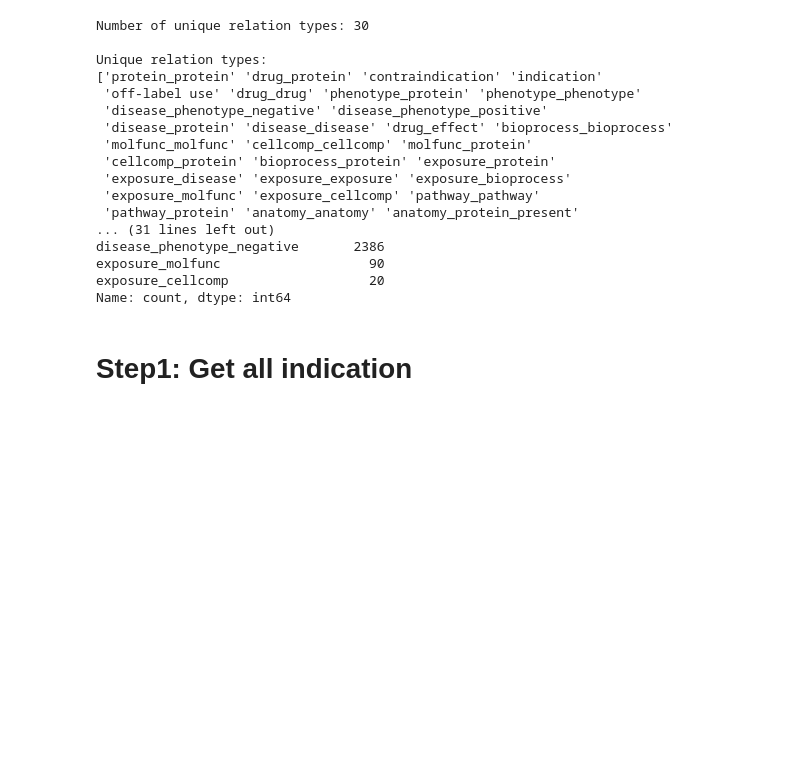
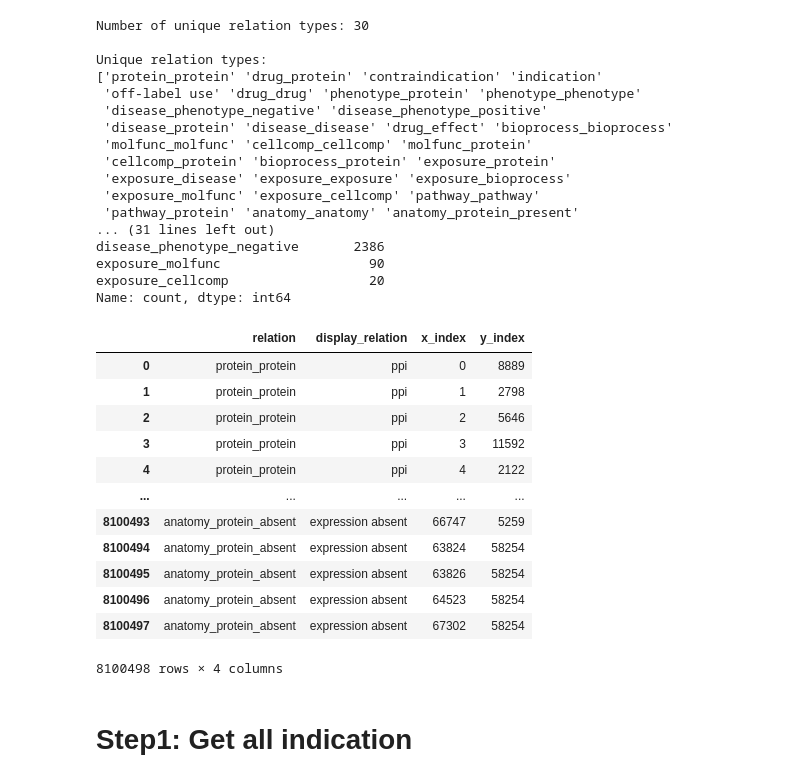
Before and after one commit to jesseliu0913/drug_repurpose, a Jupyter notebook: split_data/analysis_data.ipynb, the cells around one changed output. Saved outputs shown, nothing was run; the diff lists cells and outputs as text; code cells hidden in the pictures; blank space fills up the shorter version.

```diff
--- a/split_data/analysis_data.ipynb
+++ b/split_data/analysis_data.ipynb
@@ -107,6 +107,22 @@ disease_phenotype_negative       2386
 exposure_molfunc                   90
 exposure_cellcomp                  20
 Name: count, dtype: int64
+# %%
+df_edges
+# %% [output]
+|  | relation | display_relation | x_index | y_index |
+| 0 | protein_protein | ppi | 0 | 8889 |
+| 1 | protein_protein | ppi | 1 | 2798 |
+| 2 | protein_protein | ppi | 2 | 5646 |
+| 3 | protein_protein | ppi | 3 | 11592 |
+| 4 | protein_protein | ppi | 4 | 2122 |
+| ... | ... | ... | ... | ... |
+| 8100493 | anatomy_protein_absent | expression absent | 66747 | 5259 |
+| 8100494 | anatomy_protein_absent | expression absent | 63824 | 58254 |
+| 8100495 | anatomy_protein_absent | expression absent | 63826 | 58254 |
+| 8100496 | anatomy_protein_absent | expression absent | 64523 | 58254 |
+| 8100497 | anatomy_protein_absent | expression absent | 67302 | 58254 |
+8100498 rows × 4 columns
 # %% [markdown]
 # Step1: Get all indication
 # %%
```
Also changed, not shown: 8 other files.
